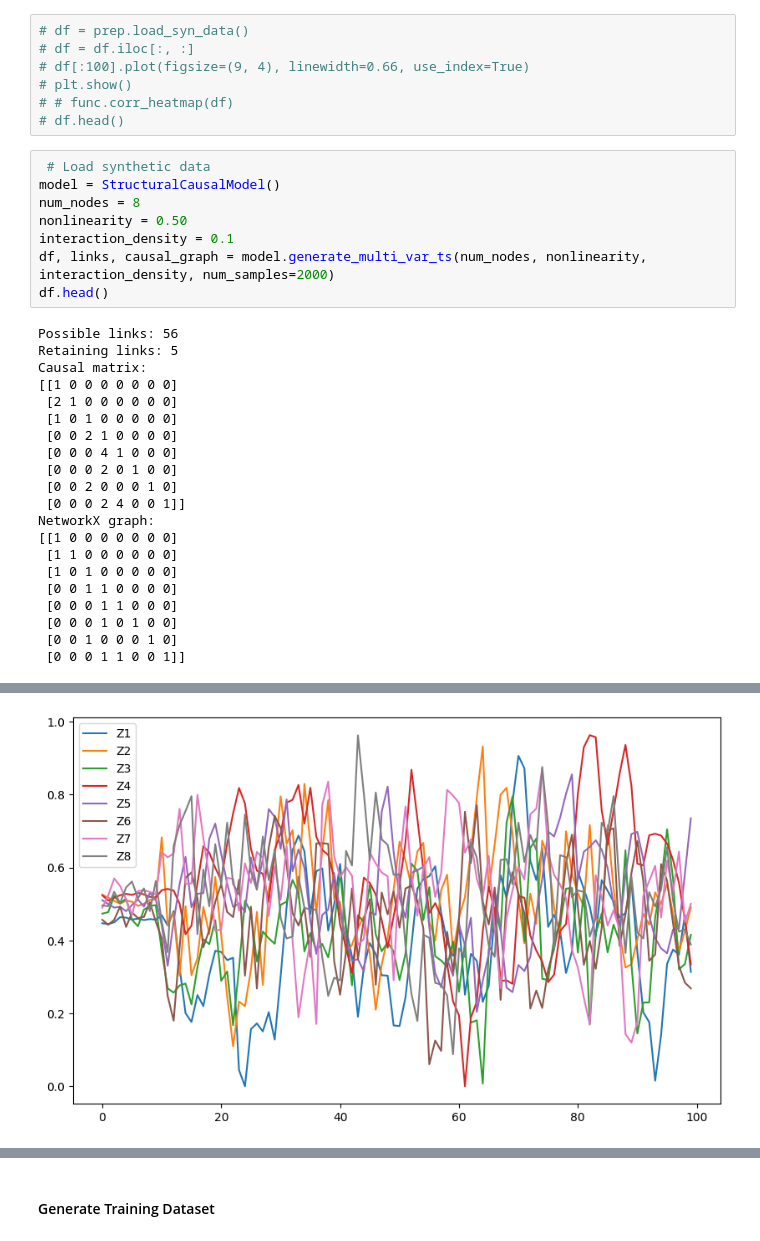
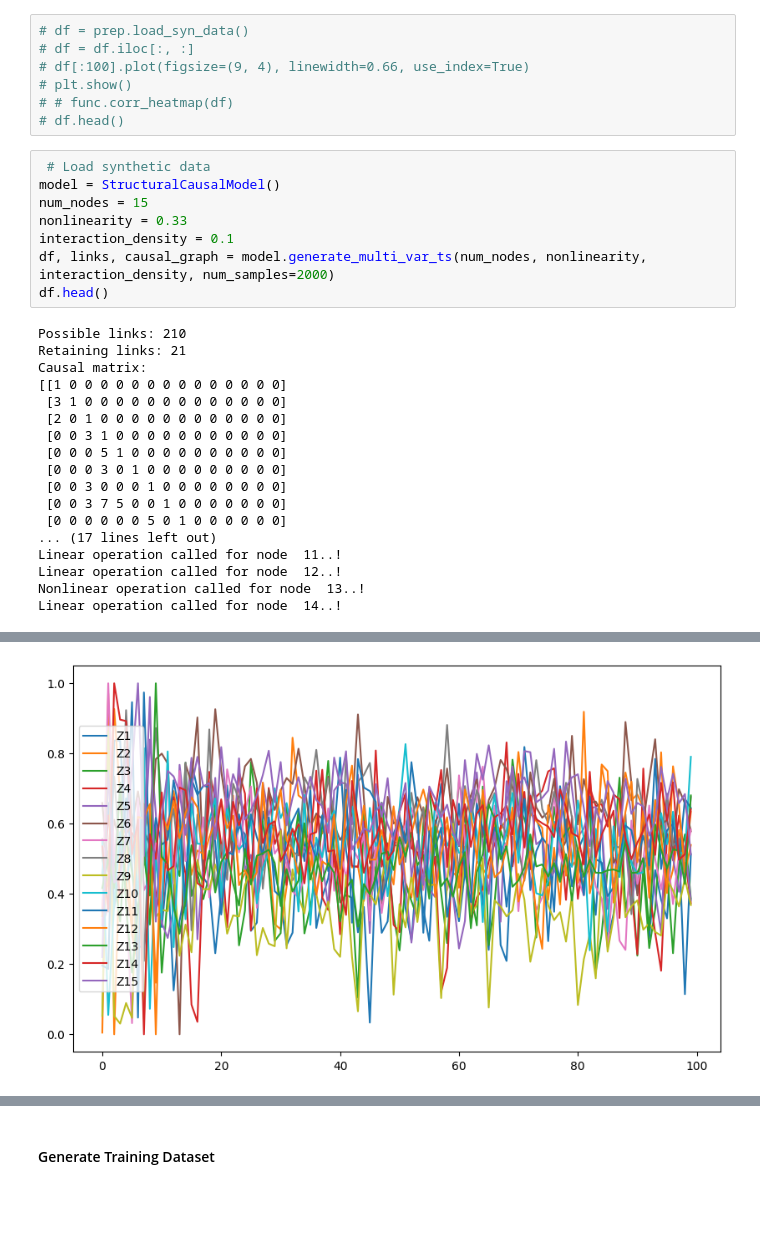
Before and after one commit to wasimahmadpk/gCause, a Jupyter notebook: src/gcdmi_examples.ipynb, the cells around one changed output, grey strips where cells are left out. Saved outputs shown, nothing was run; the diff lists cells and outputs as text; blank space fills up the shorter version.

```diff
--- a/src/gcdmi_examples.ipynb
+++ b/src/gcdmi_examples.ipynb
@@ -66,29 +70,26 @@ model_name = pars.get('model_name') + '0040'
 # %%
  # Load synthetic data
 model = StructuralCausalModel()
-num_nodes = 8
-nonlinearity = 0.50
+num_nodes = 15
+nonlinearity = 0.33
 interaction_density = 0.1
 df, links, causal_graph = model.generate_multi_var_ts(num_nodes, nonlinearity, interaction_density, num_samples=2000)
 df.head()
 # %% [output]
-Possible links: 56
-Retaining links: 5
+Possible links: 210
+Retaining links: 21
 Causal matrix:
-[[1 0 0 0 0 0 0 0]
- [2 1 0 0 0 0 0 0]
- [1 0 1 0 0 0 0 0]
- [0 0 2 1 0 0 0 0]
- [0 0 0 4 1 0 0 0]
- [0 0 0 2 0 1 0 0]
- [0 0 2 0 0 0 1 0]
- [0 0 0 2 4 0 0 1]]
-NetworkX graph:
-[[1 0 0 0 0 0 0 0]
- [1 1 0 0 0 0 0 0]
- [1 0 1 0 0 0 0 0]
- [0 0 1 1 0 0 0 0]
- [0 0 0 1 1 0 0 0]
- [0 0 0 1 0 1 0 0]
- [0 0 1 0 0 0 1 0]
- [0 0 0 1 1 0 0 1]]
+[[1 0 0 0 0 0 0 0 0 0 0 0 0 0 0]
+ [3 1 0 0 0 0 0 0 0 0 0 0 0 0 0]
+ [2 0 1 0 0 0 0 0 0 0 0 0 0 0 0]
+ [0 0 3 1 0 0 0 0 0 0 0 0 0 0 0]
+ [0 0 0 5 1 0 0 0 0 0 0 0 0 0 0]
+ [0 0 0 3 0 1 0 0 0 0 0 0 0 0 0]
+ [0 0 3 0 0 0 1 0 0 0 0 0 0 0 0]
+ [0 0 3 7 5 0 0 1 0 0 0 0 0 0 0]
+ [0 0 0 0 0 0 5 0 1 0 0 0 0 0 0]
+... (17 lines left out)
+Linear operation called for node  11..!
+Linear operation called for node  12..!
+Nonlinear operation called for node  13..!
+Linear operation called for node  14..!
@@ -101,4 +102,4 @@ NetworkX graph:
-[figure, old version]
+[figure, new version]
 # %%
 model.draw_causal_graph()
 # %% [output]
```
Also changed, not shown: parts of 9 cells of this notebook, 6 other files.
